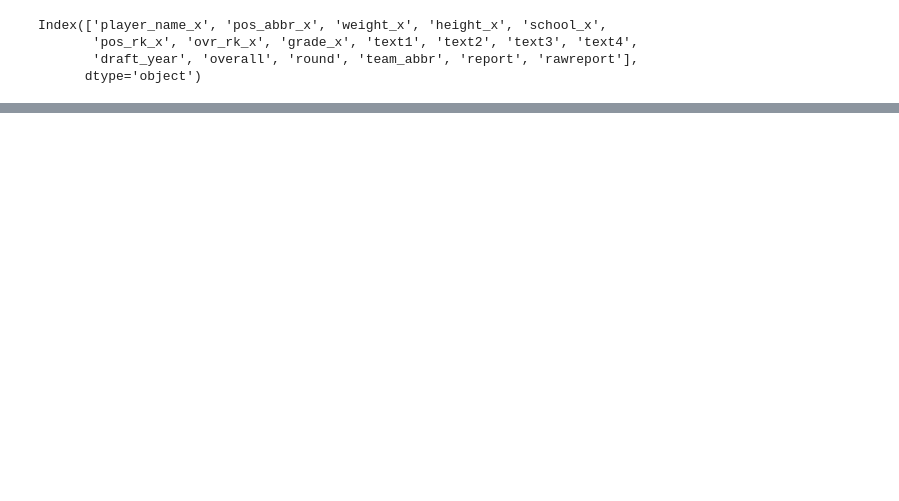
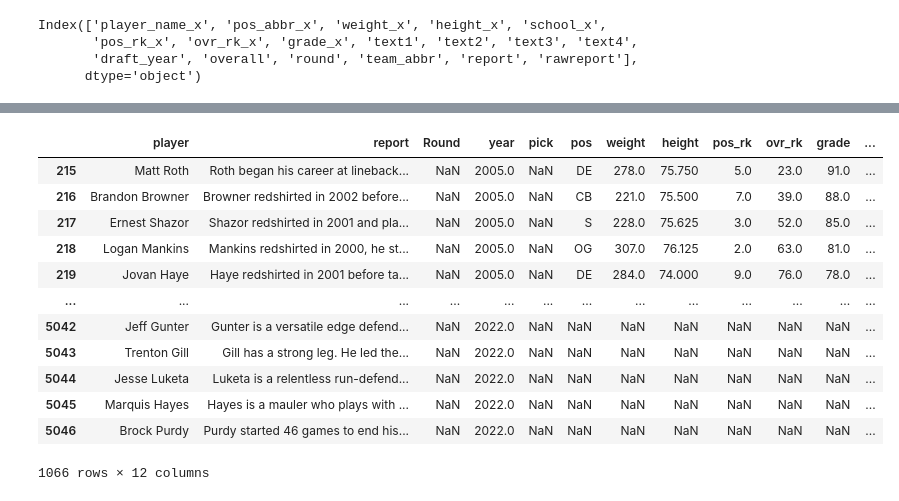
Before and after one commit to jpalgon/Draft_Scouting, a Jupyter notebook: Data Cleaning.ipynb, the cells around one changed output, grey strips where cells are left out. Cells and saved outputs as stored; diff of their text form; code cells hidden in the pictures; blank space fills up the shorter version.

```diff
--- a/Data Cleaning.ipynb
+++ b/Data Cleaning.ipynb
@@ -427,0 +435,16 @@ combine2022
+# %%
+report[report['Round'].isna()]
+# %% [output]
+|  | player | report | Round | year | pick | pos | weight | height | pos_rk | ovr_rk | grade | ... |
+| 215 | Matt Roth | Roth began his career at lineback... | NaN | 2005.0 | NaN | DE | 278.0 | 75.750 | 5.0 | 23.0 | 91.0 | ... |
+| 216 | Brandon Browner | Browner redshirted in 2002 before... | NaN | 2005.0 | NaN | CB | 221.0 | 75.500 | 7.0 | 39.0 | 88.0 | ... |
+| 217 | Ernest Shazor | Shazor redshirted in 2001 and pla... | NaN | 2005.0 | NaN | S | 228.0 | 75.625 | 3.0 | 52.0 | 85.0 | ... |
+| 218 | Logan Mankins | Mankins redshirted in 2000, he st... | NaN | 2005.0 | NaN | OG | 307.0 | 76.125 | 2.0 | 63.0 | 81.0 | ... |
+| 219 | Jovan Haye | Haye redshirted in 2001 before ta... | NaN | 2005.0 | NaN | DE | 284.0 | 74.000 | 9.0 | 76.0 | 78.0 | ... |
+| ... | ... | ... | ... | ... | ... | ... | ... | ... | ... | ... | ... | ... |
+| 5042 | Jeff Gunter | Gunter is a versatile edge defend... | NaN | 2022.0 | NaN | NaN | NaN | NaN | NaN | NaN | NaN | ... |
+| 5043 | Trenton Gill | Gill has a strong leg. He led the... | NaN | 2022.0 | NaN | NaN | NaN | NaN | NaN | NaN | NaN | ... |
+| 5044 | Jesse Luketa | Luketa is a relentless run-defend... | NaN | 2022.0 | NaN | NaN | NaN | NaN | NaN | NaN | NaN | ... |
+| 5045 | Marquis Hayes | Hayes is a mauler who plays with ... | NaN | 2022.0 | NaN | NaN | NaN | NaN | NaN | NaN | NaN | ... |
+| 5046 | Brock Purdy | Purdy started 46 games to end his... | NaN | 2022.0 | NaN | NaN | NaN | NaN | NaN | NaN | NaN | ... |
+1066 rows × 12 columns
```
Also changed, not shown: parts of 54 cells of this notebook, 3 other files.
